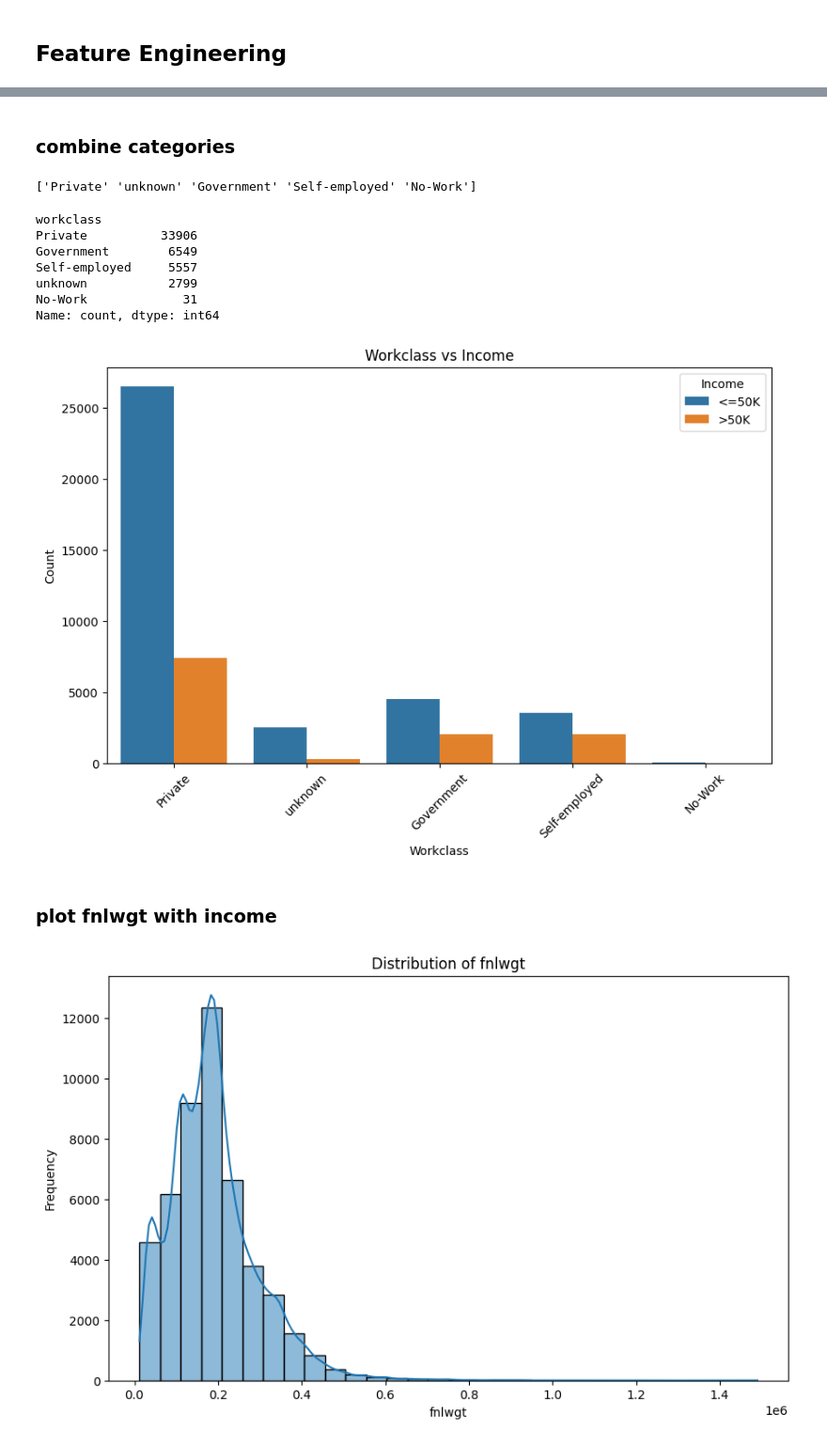
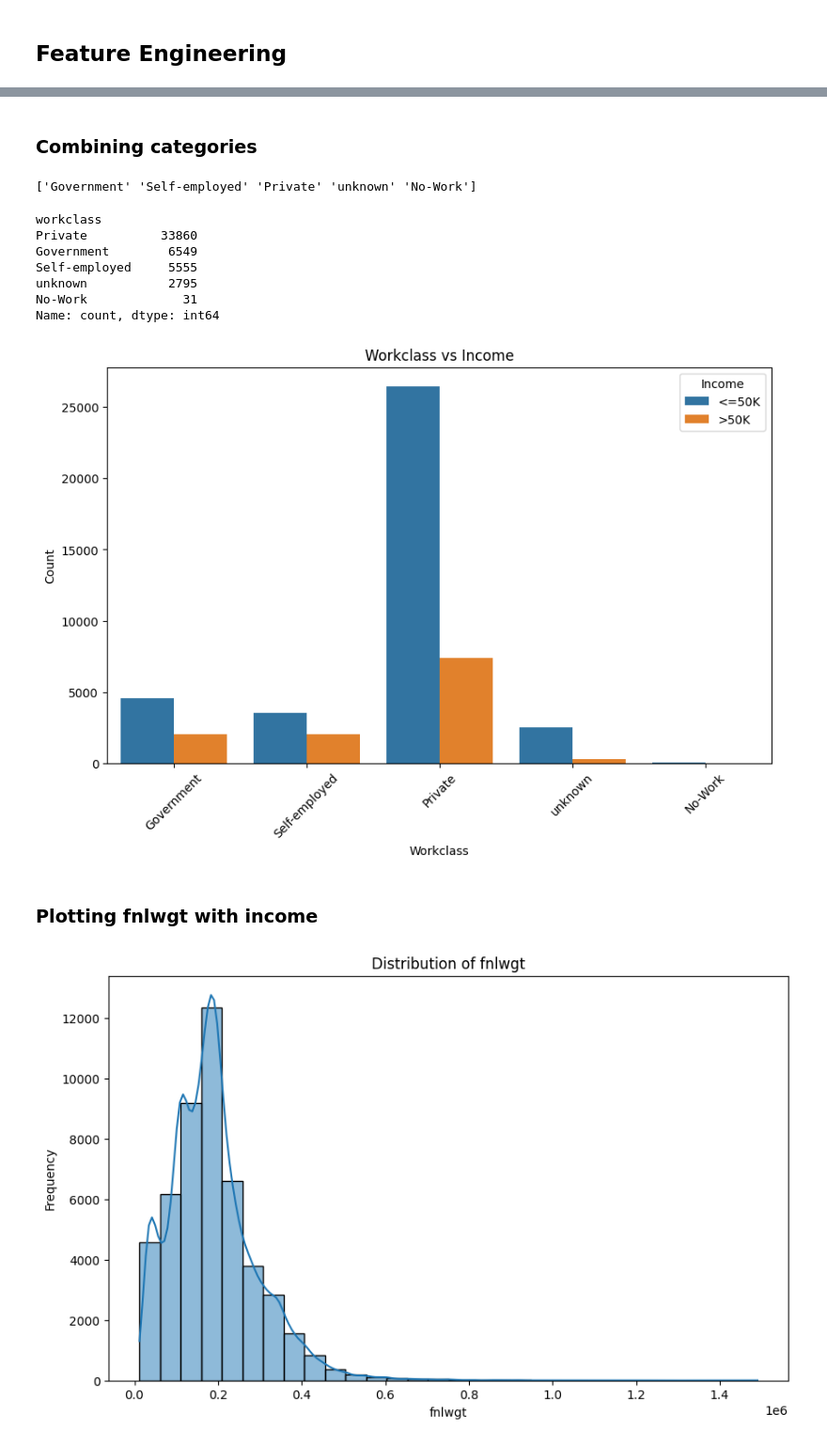
Before and after one commit to ThiseniSenethma/Prediction-of-income-per-year-based-on-Census-Data-with-Na-ve-Bayes-and-Random-Forest-Classification, a Jupyter notebook: ML_cw.ipynb, the cells around one changed output, grey strips where cells are left out. Shown at 94% size. Drawn from its saved outputs; the diff is of its cells as text; code cells hidden in the pictures.

```diff
--- a/ML_cw.ipynb
+++ b/ML_cw.ipynb
@@ -381,0 +235,3 @@ Unique values for income:
+# %%
+# Fill NaN values in 'occupation' column with 'unknown'
+merged_data['occupation'].fillna('unknown', inplace=True)
@@ -381,0 +265,3 @@ Unique values for income:
+# %%
+# Fill NaN values in 'native-country' column with 'unknown'
+merged_data['native-country'].fillna('unknown', inplace=True)
@@ -381,0 +346,2 @@ Unique values for income:
+# %%
+merged_data = merged_data.drop_duplicates()
@@ -518,8 +485,7 @@ plt.show()
 # %% [markdown]
-### combine categories
+### Combining categories
 # %%
-# Combine categories in the 'workclass' attribute
-merged_data_sorted['workclass'] = merged_data_sorted['workclass'].replace({
+merged_data['workclass'] = merged_data['workclass'].replace({
     'Self-emp-not-inc': 'Self-employed',
     'Self-emp-inc': 'Self-employed',
     'Federal-gov': 'Government',
@@ -529,32 +495,32 @@ merged_data_sorted['workclass'] = merged_data_sorted['workclass'].replace({
     'Never-worked': 'No-Work'
 })
 
-# Check the unique values after combining categories
-print(merged_data_sorted['workclass'].unique())
+#unique values after combining categories
+print(merged_data['workclass'].unique())
 # %% [output]
-['Private' 'unknown' 'Government' 'Self-employed' 'No-Work']
+['Government' 'Self-employed' 'Private' 'unknown' 'No-Work']
 # %%
-merged_data_sorted['workclass'].value_counts()
+merged_data['workclass'].value_counts()
 # %% [output]
 workclass
-Private          33906
+Private          33860
 Government        6549
-Self-employed     5557
-unknown           2799
+Self-employed     5555
+unknown           2795
 No-Work             31
 Name: count, dtype: int64
 # %%
-# Plot workclass vs income
+#Workclass vs Income
 plt.figure(figsize=(10, 6))
-sns.countplot(x='workclass', hue='income', data=merged_data_sorted)
+sns.countplot(x='workclass', hue='income', data=merged_data)
 plt.title('Workclass vs Income')
 plt.xlabel('Workclass')
 plt.ylabel('Count')
 plt.xticks(rotation=45)
 plt.legend(title='Income')
 plt.show()
 # %% [output]
-[figure, old version]
+[figure, new version]
 # %% [markdown]
-### plot fnlwgt with income
+### Plotting fnlwgt with income
 # %%
```
Also changed, not shown: parts of 161 cells of this notebook.
